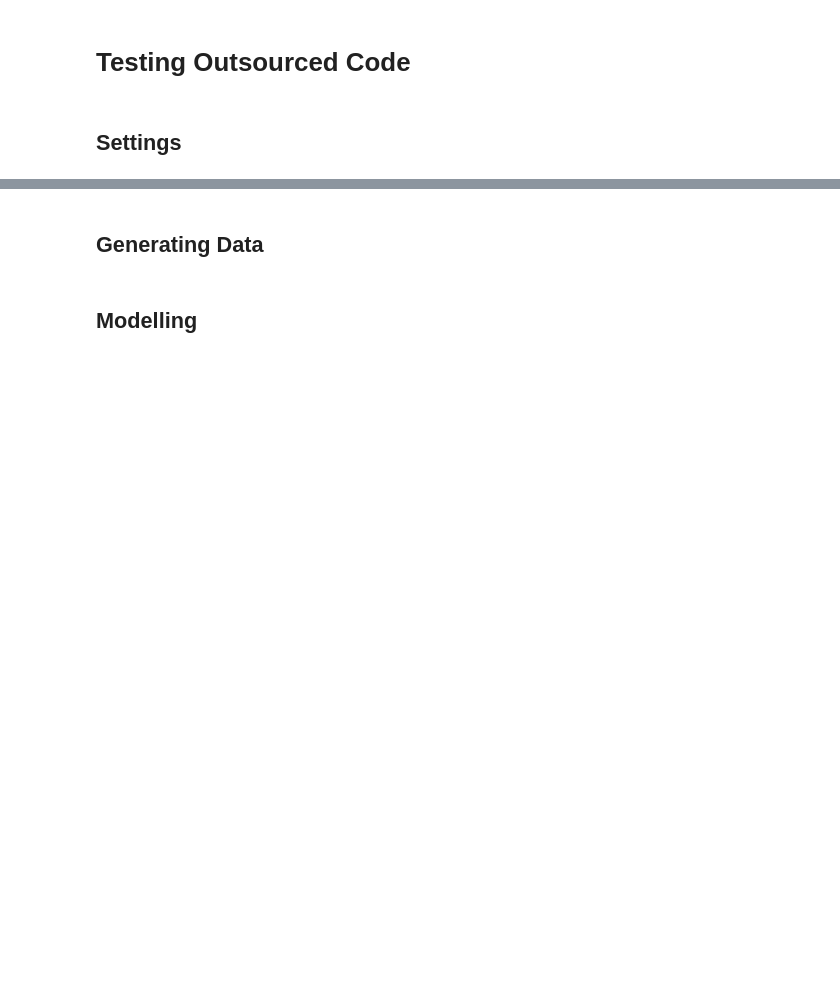
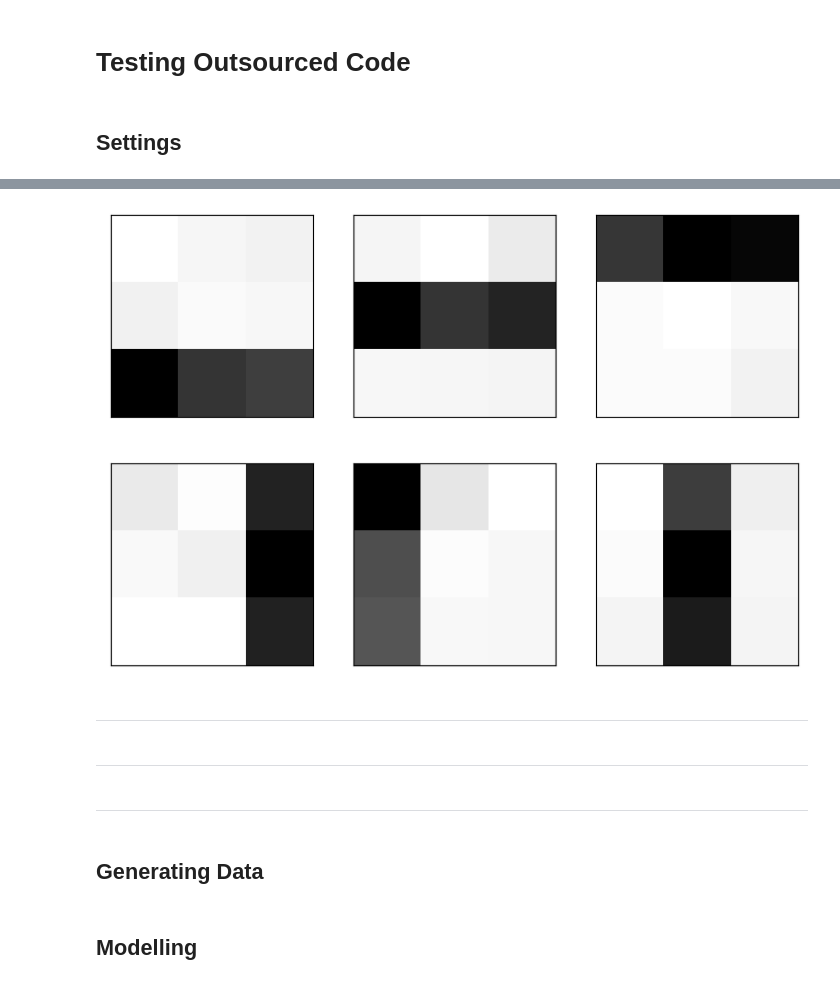
Before and after one commit to JannisZeller/topicflow, a Jupyter notebook: _testing_outsourced.ipynb, the cells around one changed output, grey strips where cells are left out. Drawn from its saved outputs; the diff is of its cells as text; code cells hidden in the pictures; blank space fills up the shorter version.

Commit message:
Added un-vectorized collapsed gibbs sampling

```diff
--- a/_testing_outsourced.ipynb
+++ b/_testing_outsourced.ipynb
@@ -32,0 +56,11 @@ N_vocab = int(sqrt_N_vocab**2)
+# %%
+data_fixed_N  = tp_data.squareLDDocuments(
+    N_docs=N_docs,
+    sqrt_N_vocab=sqrt_N_vocab,
+    N_words_fixed=N_words)
+data_random_N = tp_data.squareLDDocuments(
+    N_docs=N_docs,
+    sqrt_N_vocab=sqrt_N_vocab,
+    N_words_rate=N_words)
+# %%
+Theta, Pi, _, _, W_DId = data_fixed_N.extract_params()
@@ -33,3 +80,16 @@ N_vocab = int(sqrt_N_vocab**2)
+# %%
+model_coll_gibbs = tp_models.LDA(N_topics=2*sqrt_N_vocab, fit_procedure="collapsed_gibbs")
+model_coll_gibbs.fit(W_DId, N_iter=100)
+# %%
+fig = tp_utils.visualize_topics(model_coll_gibbs.Theta, 2, sqrt_N_vocab)
+# %% [output]
+[figure, added]
+# %% [markdown]
+---------------------------
+# %% [markdown]
+---------------------------
+# %% [markdown]
+---------------------------
 # %% [markdown]
 ## Generating Data
 # %%
```
Also changed, not shown: parts of 13 cells of this notebook, 1 other file.
